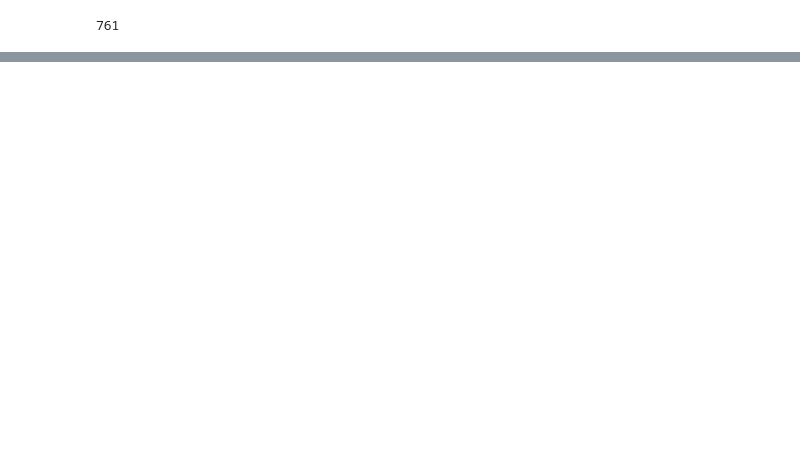
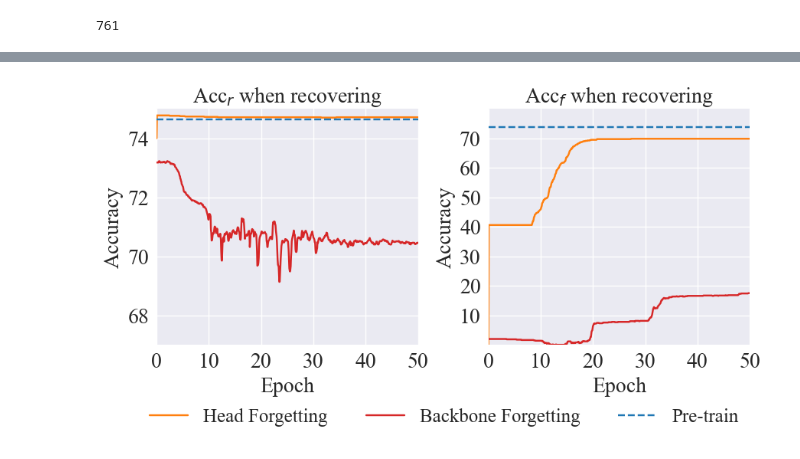
Before and after one commit to bjzhb666/GS-LoRA, a Jupyter notebook: Face-Transformer/backbone_forget/draw.ipynb, the cells around one changed output, grey strips where cells are left out. Drawn from its saved outputs; the diff is of its cells as text; code cells hidden in the pictures; blank space fills up the shorter version.

```diff
--- a/Face-Transformer/backbone_forget/draw.ipynb
+++ b/Face-Transformer/backbone_forget/draw.ipynb
@@ -3,17 +3,17 @@ import numpy as np
 import matplotlib.pyplot as plt
 
 plt.style.use('seaborn-v0_8')
-plt.rc('font',family='Times New Roman')
+plt.rc('font', family='Times New Roman')
 
-masking_forget_path = '/data1/zhaohongbo/exps/forget-CL-backbone/resultsmasking/forget_acc.npy'
-masking_remain_path = '/data1/zhaohongbo/exps/forget-CL-backbone/resultsmasking/remain_acc.npy'
+masking_forget_path = '/data1/zhaohongbo/exps/forget-CL-backbone-newtry/resultsmaskingsgd-50ep-lr1e-8min0.1/forget_acc.npy'
+masking_remain_path = '/data1/zhaohongbo/exps/forget-CL-backbone-newtry/resultsmaskingsgd-50ep-lr1e-8min0.1/remain_acc.npy'
 
 # 导入数据
 masking_forget = np.load(masking_forget_path)
 masking_remain = np.load(masking_remain_path)
 # 在masking_forget中加入一个零，放到第一个位置
 masking_forget = np.insert(masking_forget, 0, 0)
-masking_remain = np.insert(masking_remain, 0, 74.76236899829394)
+masking_remain = np.insert(masking_remain, 0, 74.00)
 
 lora_forget_path = '/data1/zhaohongbo/exps/forget-CL-backbone/resultsr8-lr1e-4/forget_acc.npy'
 lora_remain_path = '/data1/zhaohongbo/exps/forget-CL-backbone/resultsr8-lr1e-4/remain_acc.npy'
@@ -24,19 +24,19 @@ lora_remain_path = '/data1/zhaohongbo/exps/forget-CL-backbone/resultsr8-lr1e-4/r
 lora_forget = np.load(lora_forget_path)
 lora_remain = np.load(lora_remain_path)
 
-lora_forget = np.insert(lora_forget, 0, lora_forget[0])
-lora_remain = np.insert(lora_remain, 0, lora_remain[0])
+lora_forget = np.insert(lora_forget, 0, 1.97)
+lora_remain = np.insert(lora_remain, 0, 73.18)
 
 # rank 64
-lora_forget64_path = '/data1/zhaohongbo/exps/forget-CL-backbone/resultsr64-lr1e-4/forget_acc.npy'
-lora_remain64_path = '/data1/zhaohongbo/exps/forget-CL-backbone/resultsr64-lr1e-4/remain_acc.npy'
+lora_forget64_path = '/data1/zhaohongbo/exps/forget-CL-backbone/resultsr64sparser-50ep-lr1e-4/forget_acc.npy'
+lora_remain64_path = '/data1/zhaohongbo/exps/forget-CL-backbone/resultsr64sparser-50ep-lr1e-4/remain_acc.npy'
 
 # 导入数据
 lora_forget64 = np.load(lora_forget64_path)
 lora_remain64 = np.load(lora_remain64_path)
 
-lora_forget64 = np.insert(lora_forget64, 0, lora_forget64[0])
-lora_remain64 = np.insert(lora_remain64, 0, lora_remain64[0])
+lora_forget64 = np.insert(lora_forget64, 0, 1.39)
+lora_remain64 = np.insert(lora_remain64, 0, 72.69)
 
 # baseline，是一个761长度的全为74.63的数组
 baseline_forget = np.ones(761) * 73.78
@@ -97,0 +50,49 @@ plt.savefig('remain.pdf', bbox_inches='tight', dpi=1200)
+# %%
+# 绘制图像
+fig, (ax1,ax2) = plt.subplots(1,2,sharey=False, figsize=(10, 4))
+x = np.linspace(0, 50, len(lora_forget))
+ax1.set_xlim(0, 50)
+ax1.set_ylim(67, 75)
+ax1.set_xlabel('Epoch',fontsize=20)
+ax1.set_ylabel('Accuracy',fontsize=20)
+# 设置坐标轴刻度
+my_x_ticks = np.arange(0, 51, 10)
+my_y_ticks = np.arange(70, 74, 2)
+ax1.set_xticks(my_x_ticks)
+
+plt.yticks(my_y_ticks)
+# 修改坐标轴刻度字体大小
+ax1.tick_params(labelsize=20)
+ax1.plot(x, masking_remain, label='Head Forgetting', color='#ff7f0e')
+ax1.plot(x, lora_remain, label='Backbone Forgetting', color='#d62728')
+# ax1.plot(x, lora_remain64, label='GS-LoRA-64', color='#ff7f0e')
+ax1.plot(x, baseline_remain, label='Pre-train', color='#1f77b4', linestyle='--')
+ax1.set_title('Acc$_r$ when recovering',fontsize=20)
+
+
+x = np.linspace(0, 50, len(lora_forget))
+ax2.set_xlim(0, 50)
+ax2.set_ylim(0, 80)
+ax2.set_xlabel('Epoch',fontsize=20)
+ax2.set_ylabel('Accuracy',fontsize=20)
+# 设置坐标轴刻度
+my_x_ticks = np.arange(0, 51, 10)
+my_y_ticks = np.arange(10, 71, 10)
+ax2.set_xticks(my_x_ticks)
+ax2.set_yticks(my_y_ticks)
+ax2.set_title('Acc$_f$ when recovering',fontsize=20)
+# 修改坐标轴刻度字体大小
+ax2.tick_params(labelsize=20)
+ax2.plot(x, masking_forget, label='Head Forgetting', color='#ff7f0e')
+ax2.plot(x, lora_forget, label='Backbone Forgetting', color='#d62728')
+# ax2.plot(x, lora_forget64, label='GS-LoRA-64', color='#ff7f0e')
+ax2.plot(x, baseline_forget, label='Pre-train', color='#1f77b4', linestyle='--')
+ax1.legend(ncol=4, loc='lower center',bbox_to_anchor=(1.1, -0.42),fontsize=18)
+
+
+
+plt.subplots_adjust(left=None, bottom=None, right=None, top=None, wspace=0.27, hspace=None)
+
+plt.savefig('forget.pdf', bbox_inches='tight', dpi=1200)
+# %% [output]
+[figure, added]
```
Also changed, not shown: parts of 3 cells of this notebook, 6 other files.
